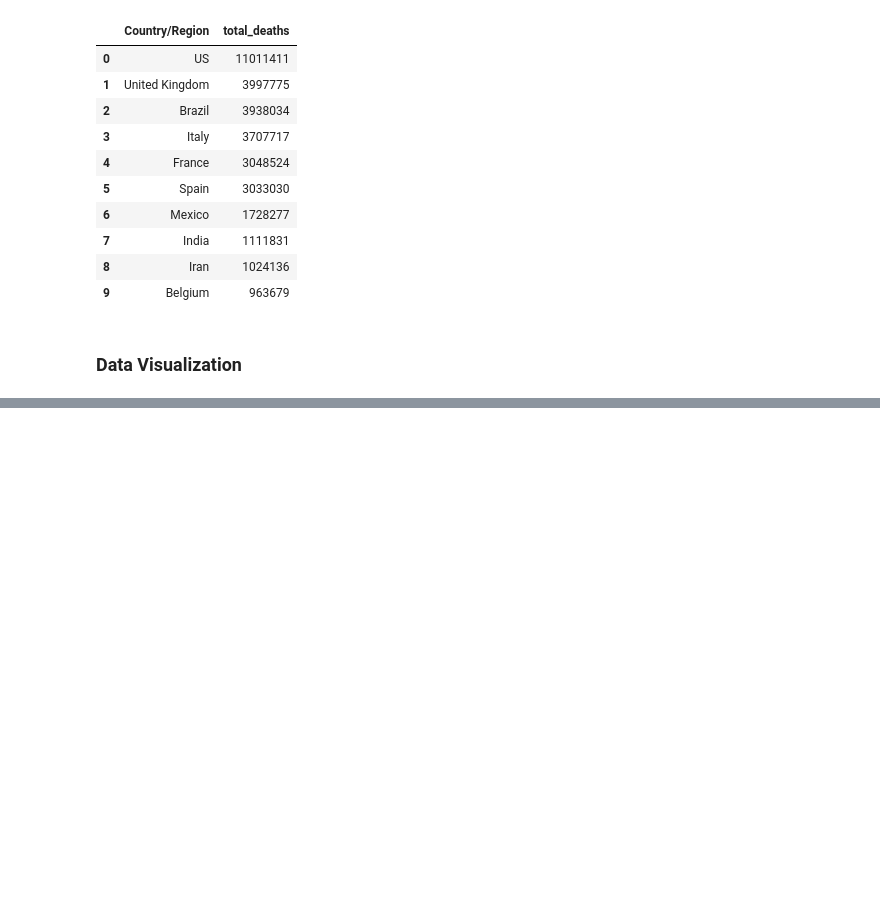
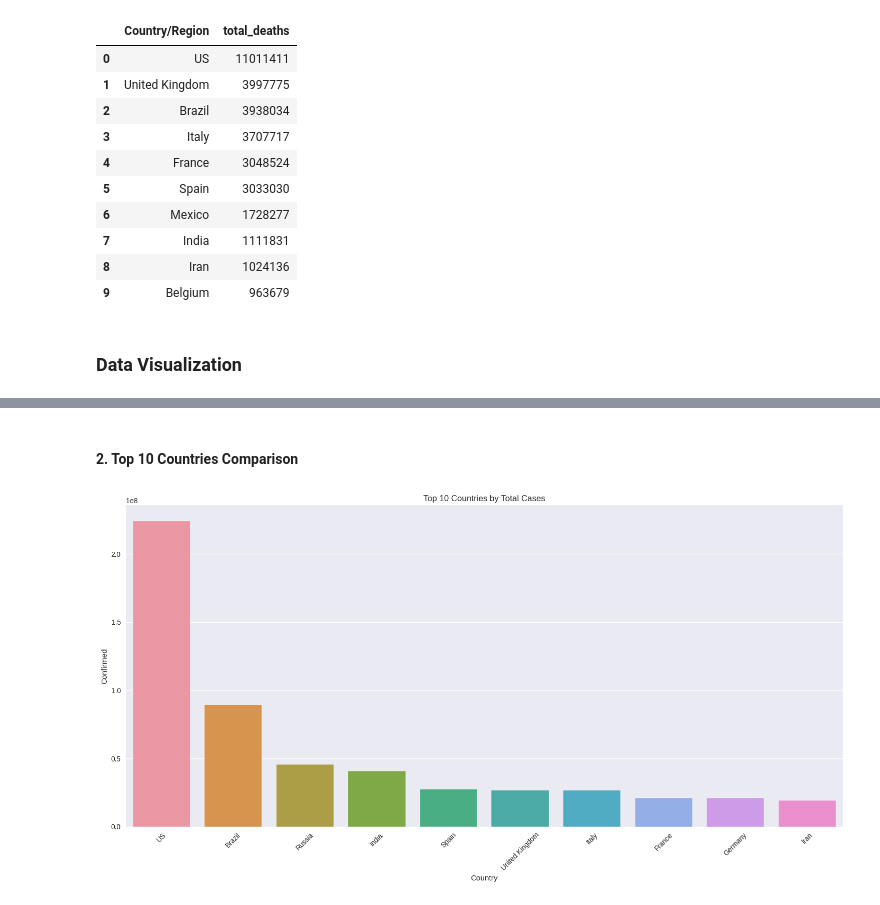
Before and after one commit to iAbanoubSamir/covid19-analysis, a Jupyter notebook: CovidDataAnalysis.ipynb, the cells around one changed output, grey strips where cells are left out. Saved outputs shown, nothing was run; the diff lists cells and outputs as text; code cells hidden in the pictures; blank space fills up the shorter version.

```diff
--- a/CovidDataAnalysis.ipynb
+++ b/CovidDataAnalysis.ipynb
@@ -442,0 +481,11 @@ LIMIT 10;
+# %% [markdown]
+#### 2. Top 10 Countries Comparison
+# %%
+plt.figure(figsize=(15, 8))
+sns.barplot(data=totals_by_country.head(10), x='Country', y='Confirmed')
+plt.title('Top 10 Countries by Total Cases')
+plt.xticks(rotation=45)
+plt.tight_layout()
+plt.show()
+# %% [output]
+[figure, added]
```
Also changed, not shown: parts of 14 cells of this notebook, 4 other files.
